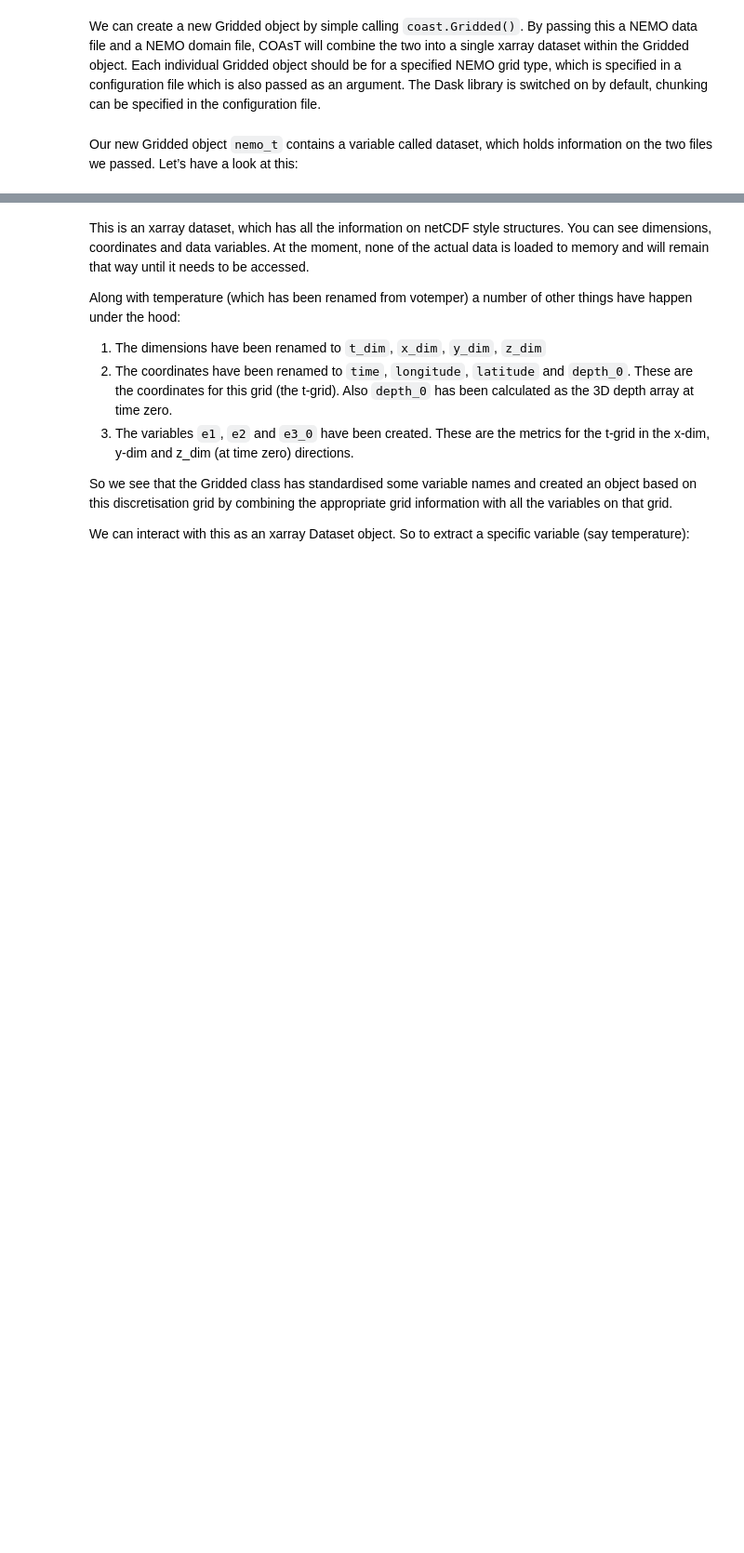
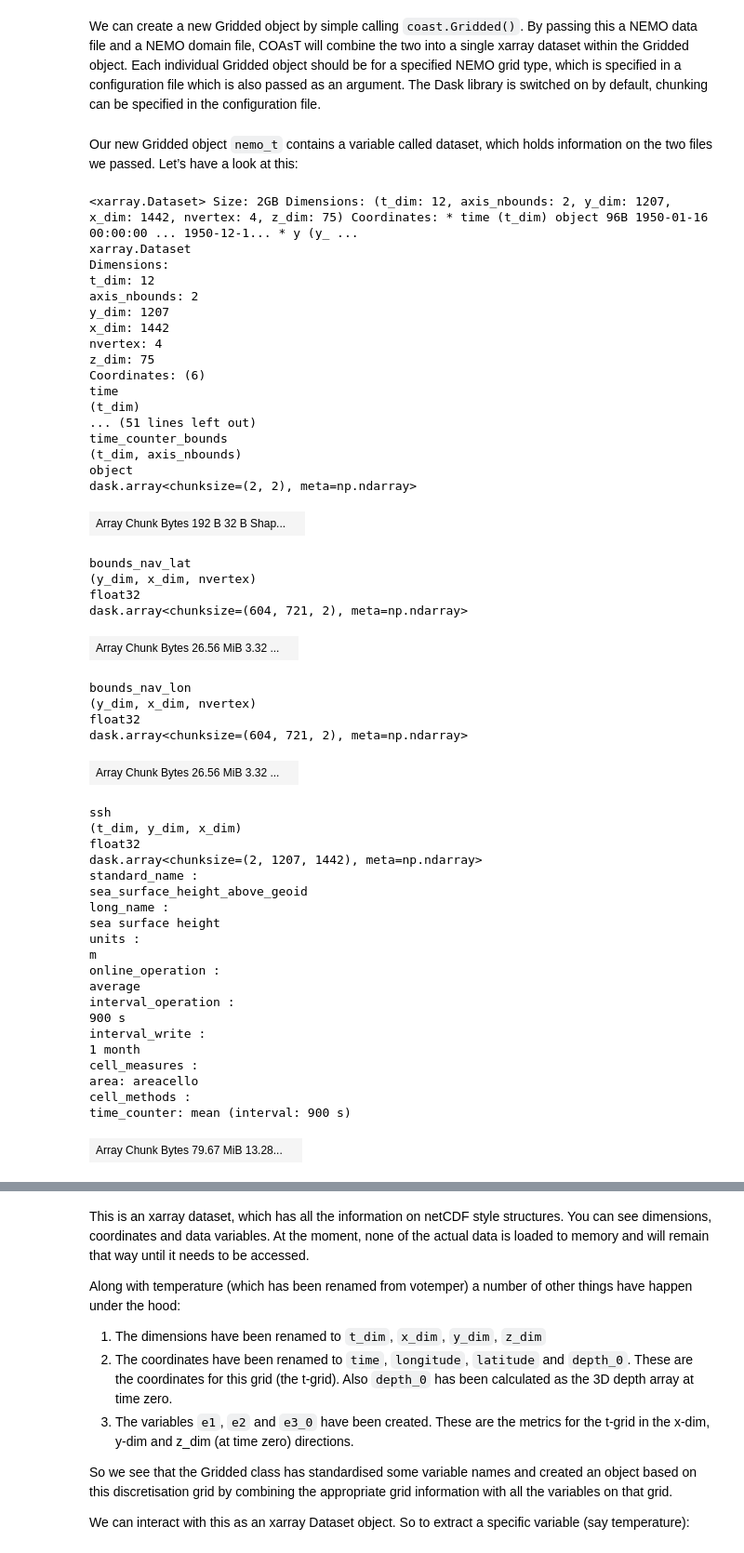
Before and after one commit to CANARI-sprint/tutorials, a Jupyter notebook: notebooks/gridded/introduction_to_gridded_class.ipynb, the cells around one changed output, grey strips where cells are left out. Shown at 93% size. Saved outputs shown, nothing was run; the diff lists cells and outputs as text; code cells hidden in the pictures; blank space fills up the shorter version.

```diff
--- a/notebooks/gridded/introduction_to_gridded_class.ipynb
+++ b/notebooks/gridded/introduction_to_gridded_class.ipynb
@@ -36,4 +32,54 @@ nemo_t = coast.Gridded(fn_data = fn_nemo_dat, fn_domain = fn_nemo_dom, config=fn
 # %% [markdown]
 Our new Gridded object `nemo_t` contains a variable called dataset, which holds information on the two files we passed. Let’s have a look at this:
 # %%
-#nemo_t.dataset # uncomment to print data object summary
+nemo_t.dataset # uncomment to print data object summary
+# %% [output]
+<xarray.Dataset> Size: 2GB Dimensions: (t_dim: 12, axis_nbounds: 2, y_dim: 1207, x_dim: 1442, nvertex: 4, z_dim: 75) Coordinates: * time (t_dim) object 96B 1950-01-16 00:00:00 ... 1950-12-1... * y (y_ ...
+xarray.Dataset
+Dimensions:
+t_dim: 12
+axis_nbounds: 2
+y_dim: 1207
+x_dim: 1442
+nvertex: 4
+z_dim: 75
+Coordinates: (6)
+time
+(t_dim)
+... (51 lines left out)
+time_counter_bounds
+(t_dim, axis_nbounds)
+object
+dask.array<chunksize=(2, 2), meta=np.ndarray>
+| Array Chunk Bytes 192 B 32 B Shap... |  |
+bounds_nav_lat
+(y_dim, x_dim, nvertex)
+float32
+dask.array<chunksize=(604, 721, 2), meta=np.ndarray>
+| Array Chunk Bytes 26.56 MiB 3.32 ... |  |
+bounds_nav_lon
+(y_dim, x_dim, nvertex)
+float32
+dask.array<chunksize=(604, 721, 2), meta=np.ndarray>
+| Array Chunk Bytes 26.56 MiB 3.32 ... |  |
+ssh
+(t_dim, y_dim, x_dim)
+float32
+dask.array<chunksize=(2, 1207, 1442), meta=np.ndarray>
+standard_name :
+sea_surface_height_above_geoid
+long_name :
+sea surface height
+units :
+m
+online_operation :
+average
+interval_operation :
+900 s
+interval_write :
+1 month
+cell_measures :
+area: areacello
+cell_methods :
+time_counter: mean (interval: 900 s)
+| Array Chunk Bytes 79.67 MiB 13.28... |  |
```
Also changed, not shown: parts of 13 cells of this notebook, 26 other files.
